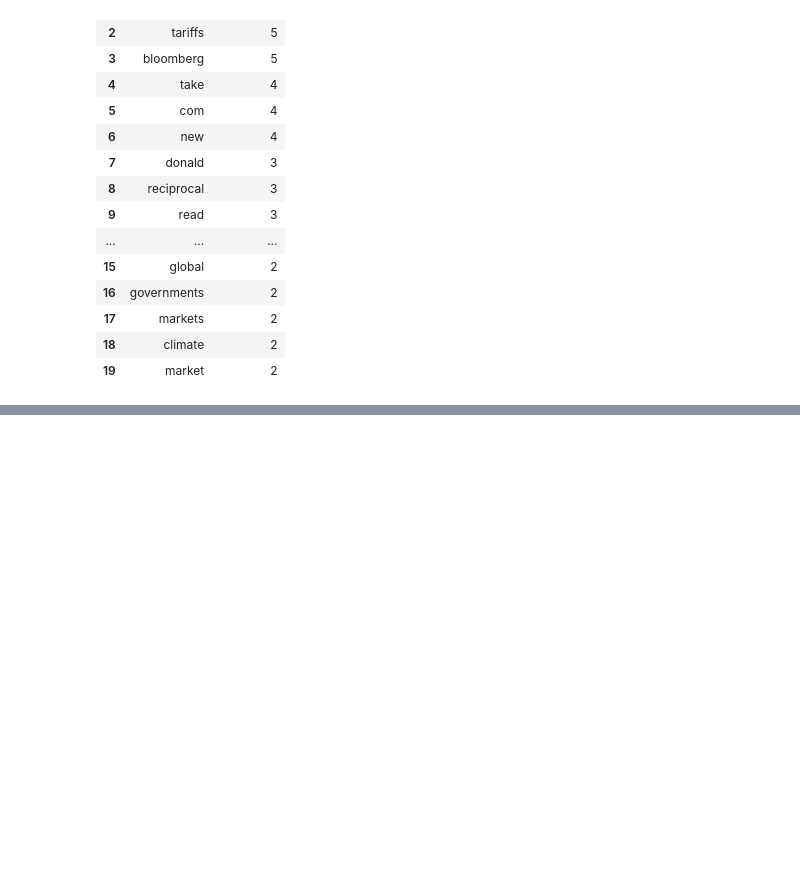
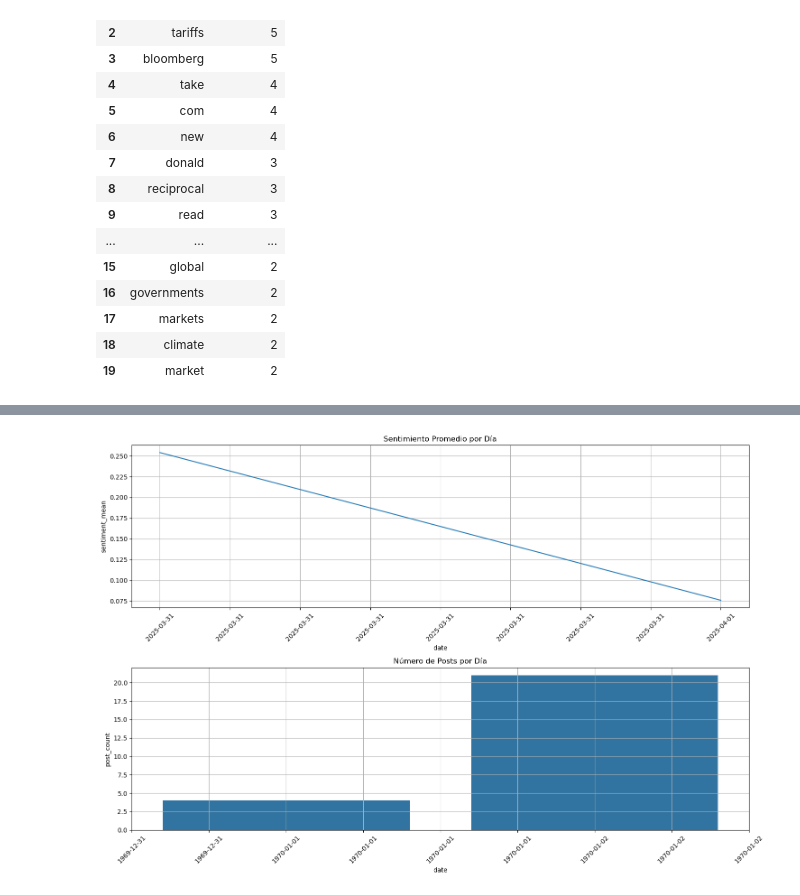
Before and after one commit to lmbsoft/patagonia-scrappers, a Jupyter notebook: franco/API-connect/01_connect.ipynb, the cells around one changed output, grey strips where cells are left out. Saved outputs shown, nothing was run; the diff lists cells and outputs as text; code cells hidden in the pictures; blank space fills up the shorter version.

```diff
--- a/franco/API-connect/01_connect.ipynb
+++ b/franco/API-connect/01_connect.ipynb
@@ -208,0 +339,86 @@ Frecuencia de palabras:
+# %%
+from textblob import TextBlob
+import matplotlib.pyplot as plt
+import seaborn as sns
+from datetime import datetime
+import matplotlib.dates as mdates
+
+def analyze_sentiment_by_day(df):
+    # Convertir created_at a fecha (sin hora)
+    df['date'] = df['created_at'].dt.date
+
+    # Función para calcular el sentimiento
+    def get_sentiment(text):
+        try:
+            return TextBlob(str(text)).sentiment.polarity
+        except:
+            return 0
+
+    # Calcular sentimiento para cada post
+    df['sentiment'] = df['text'].apply(get_sentiment)
+
+    # Agrupar por fecha y calcular estadísticas
+    daily_sentiment = df.groupby('date').agg({
+        'sentiment': ['mean', 'count'],
+        'text': lambda x: ' '.join(x)  # Unir todos los textos del día
+    }).reset_index()
+
+    # Renombrar columnas
+    daily_sentiment.columns = ['date', 'sentiment_mean', 'post_count', 'daily_text']
+
+    # Calcular sentimiento promedio del día
+    daily_sentiment['daily_sentiment'] = daily_sentiment['daily_text'].apply(get_sentiment)
+
+    # Crear visualizaciones
+    plt.figure(figsize=(15, 10))
+
+    # Gráfico 1: Sentimiento promedio por día
+    plt.subplot(2, 1, 1)
+    ax1 = plt.gca()
+    sns.lineplot(data=daily_sentiment, x='date', y='sentiment_mean')
+    plt.title('Sentimiento Promedio por Día')
+
+    # Formatear el eje X para mostrar fechas correctamente
+    ax1.xaxis.set_major_formatter(mdates.DateFormatter('%Y-%m-%d'))
+    ax1.xaxis.set_major_locator(mdates.AutoDateLocator())
+    plt.xticks(rotation=45)
+    plt.grid(True)
+
+    # Gráfico 2: Número de posts por día
+    plt.subplot(2, 1, 2)
+    ax2 = plt.gca()
+    sns.barplot(data=daily_sentiment, x='date', y='post_count')
+    plt.title('Número de Posts por Día')
+
+    # Formatear el eje X para mostrar fechas correctamente
+    ax2.xaxis.set_major_formatter(mdates.DateFormatter('%Y-%m-%d'))
+    ax2.xaxis.set_major_locator(mdates.AutoDateLocator())
+    plt.xticks(rotation=45)
+    plt.grid(True)
+
+    plt.tight_layout()
+    plt.show()
+
+    # Mostrar estadísticas
+    print("\nEstadísticas de Sentimiento por Día:")
+    print(daily_sentiment[['date', 'sentiment_mean', 'post_count']].to_string(index=False))
+
+    # Análisis adicional: Distribución de sentimientos
+    plt.figure(figsize=(10, 6))
+    sns.histplot(data=df, x='sentiment', bins=30)
+    plt.title('Distribución de Sentimientos en Todos los Posts')
+    plt.show()
+
+    # Calcular estadísticas generales
+    print("\nEstadísticas Generales de Sentimiento:")
+    print(f"Sentimiento promedio general: {df['sentiment'].mean():.3f}")
+    print(f"Posts positivos (>0.1): {len(df[df['sentiment'] > 0.1])}")
+    print(f"Posts negativos (<-0.1): {len(df[df['sentiment'] < -0.1])}")
+    print(f"Posts neutrales (-0.1 a 0.1): {len(df[(df['sentiment'] >= -0.1) & (df['sentiment'] <= 0.1)])}")
+
+    return daily_sentiment
+
+# Aplicar el análisis
+daily_sentiment_df = analyze_sentiment_by_day(df)
+# %% [output]
+[figure, added]
```
Also changed, not shown: parts of 3 cells of this notebook.
